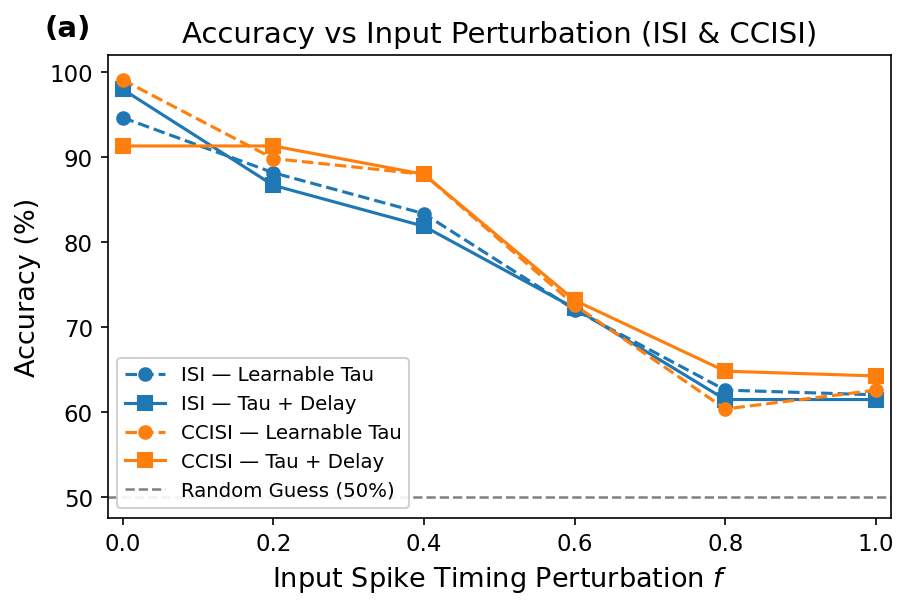
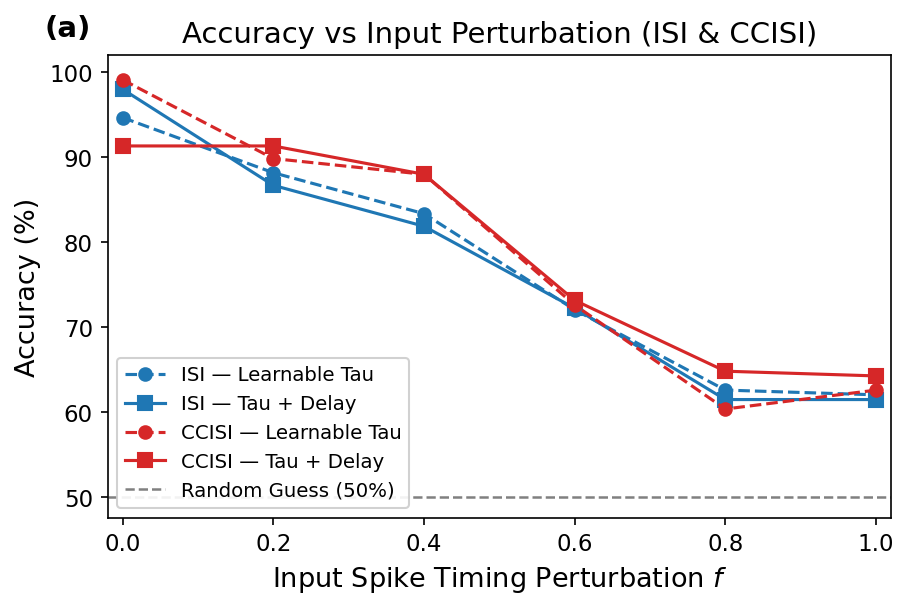
The notebook cell's code change between the first figure and the second:
--- before
+++ after
@@ -24,5 +24,5 @@
 # --- colours ---
 BLUE = "#1f77b4"   # ISI
-ORANGE = "#ff7f0e"  # CCISI
+RED = "#d62728"  # CCISI
 
 fig, ax = plt.subplots(figsize=(6.2, 4.2))
@@ -33,6 +33,6 @@
 
 # CCISI curves
-ax.plot(ccisi_tau_f, ccisi_tau_acc, "o--", color=ORANGE, markersize=6, label="CCISI — Learnable Tau")
-ax.plot(ccisi_del_f, ccisi_del_acc, "s-", color=ORANGE, markersize=7, label="CCISI — Tau + Delay")
+ax.plot(ccisi_tau_f, ccisi_tau_acc, "o--", color=RED, markersize=6, label="CCISI — Learnable Tau")
+ax.plot(ccisi_del_f, ccisi_del_acc, "s-", color=RED, markersize=7, label="CCISI — Tau + Delay")
 
 # Random guess baseline

Commit: Input perturbation trainAll/evalAll isi ccisi exp tested